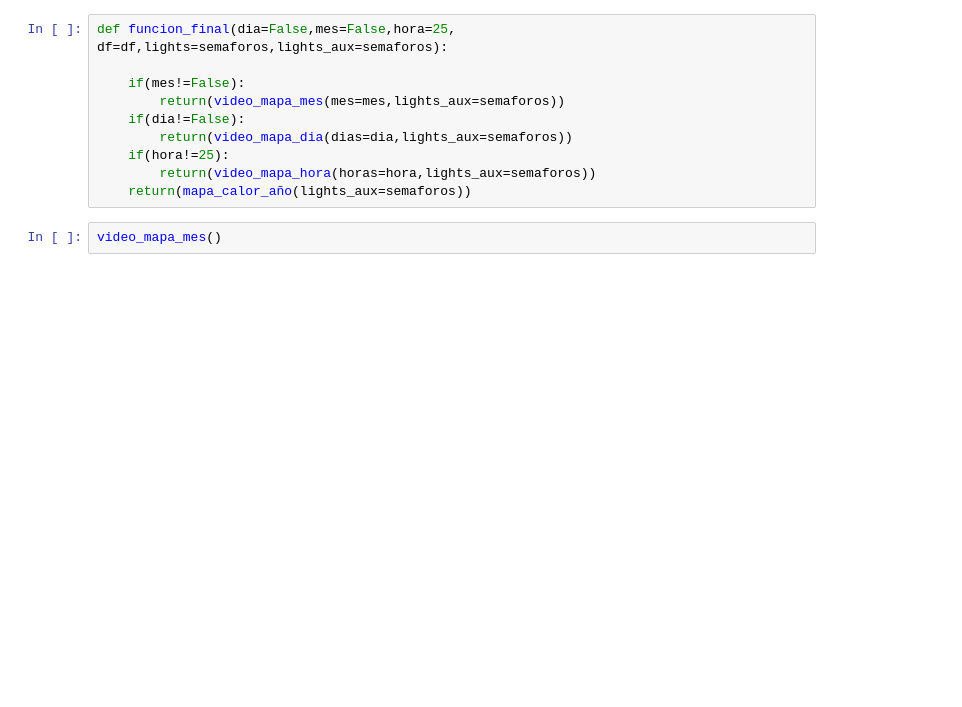
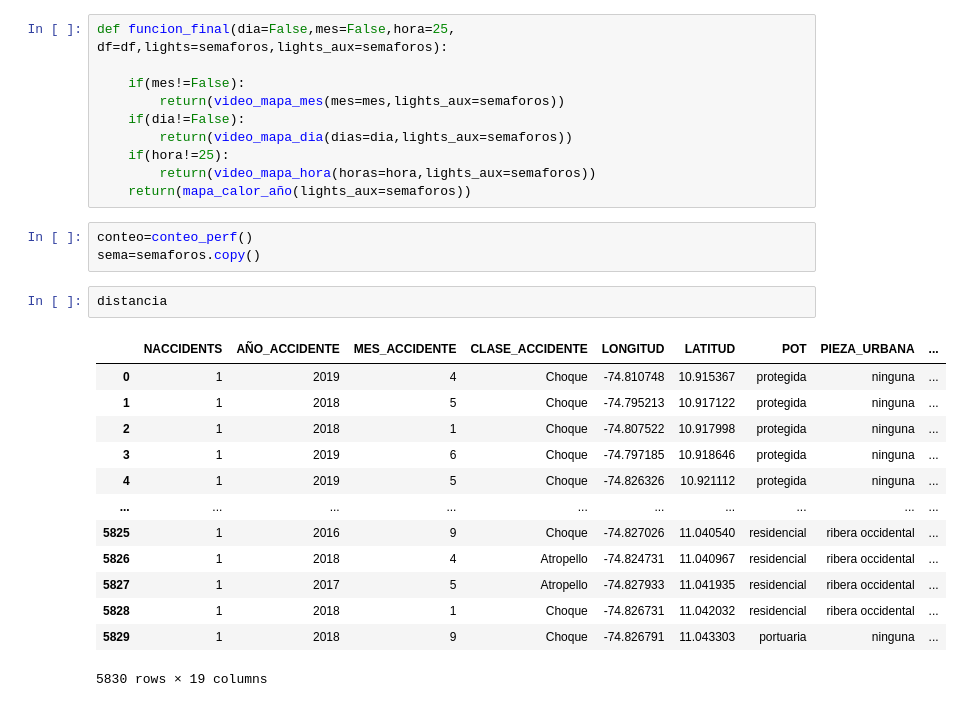
Before and after one commit to albertofbs15/ds4_project, a Jupyter notebook: Final Data/Avance.ipynb, the cells around one changed output. Drawn from its saved outputs; the diff is of its cells as text; blank space fills up the shorter version.

```diff
--- a/Final Data/Avance.ipynb
+++ b/Final Data/Avance.ipynb
@@ -186,5 +203,22 @@ def funcion_final(dia=False,mes=False,hora=25, df=df,lights=semaforos,lights_aux
     if(hora!=25):
         return(video_mapa_hora(horas=hora,lights_aux=semaforos))
     return(mapa_calor_año(lights_aux=semaforos))
-# %%
-video_mapa_mes()
+# %%
+conteo=conteo_perf()
+sema=semaforos.copy()
+# %%
+distancia
+# %% [output]
+|  | NACCIDENTS | AÑO_ACCIDENTE | MES_ACCIDENTE | CLASE_ACCIDENTE | LONGITUD | LATITUD | POT | PIEZA_URBANA | ... |
+| 0 | 1 | 2019 | 4 | Choque | -74.810748 | 10.915367 | protegida | ninguna | ... |
+| 1 | 1 | 2018 | 5 | Choque | -74.795213 | 10.917122 | protegida | ninguna | ... |
+| 2 | 1 | 2018 | 1 | Choque | -74.807522 | 10.917998 | protegida | ninguna | ... |
+| 3 | 1 | 2019 | 6 | Choque | -74.797185 | 10.918646 | protegida | ninguna | ... |
+| 4 | 1 | 2019 | 5 | Choque | -74.826326 | 10.921112 | protegida | ninguna | ... |
+| ... | ... | ... | ... | ... | ... | ... | ... | ... | ... |
+| 5825 | 1 | 2016 | 9 | Choque | -74.827026 | 11.040540 | residencial | ribera occidental | ... |
+| 5826 | 1 | 2018 | 4 | Atropello | -74.824731 | 11.040967 | residencial | ribera occidental | ... |
+| 5827 | 1 | 2017 | 5 | Atropello | -74.827933 | 11.041935 | residencial | ribera occidental | ... |
+| 5828 | 1 | 2018 | 1 | Choque | -74.826731 | 11.042032 | residencial | ribera occidental | ... |
+| 5829 | 1 | 2018 | 9 | Choque | -74.826791 | 11.043303 | portuaria | ninguna | ... |
+5830 rows × 19 columns
```
Also changed, not shown: parts of 7 cells of this notebook.
